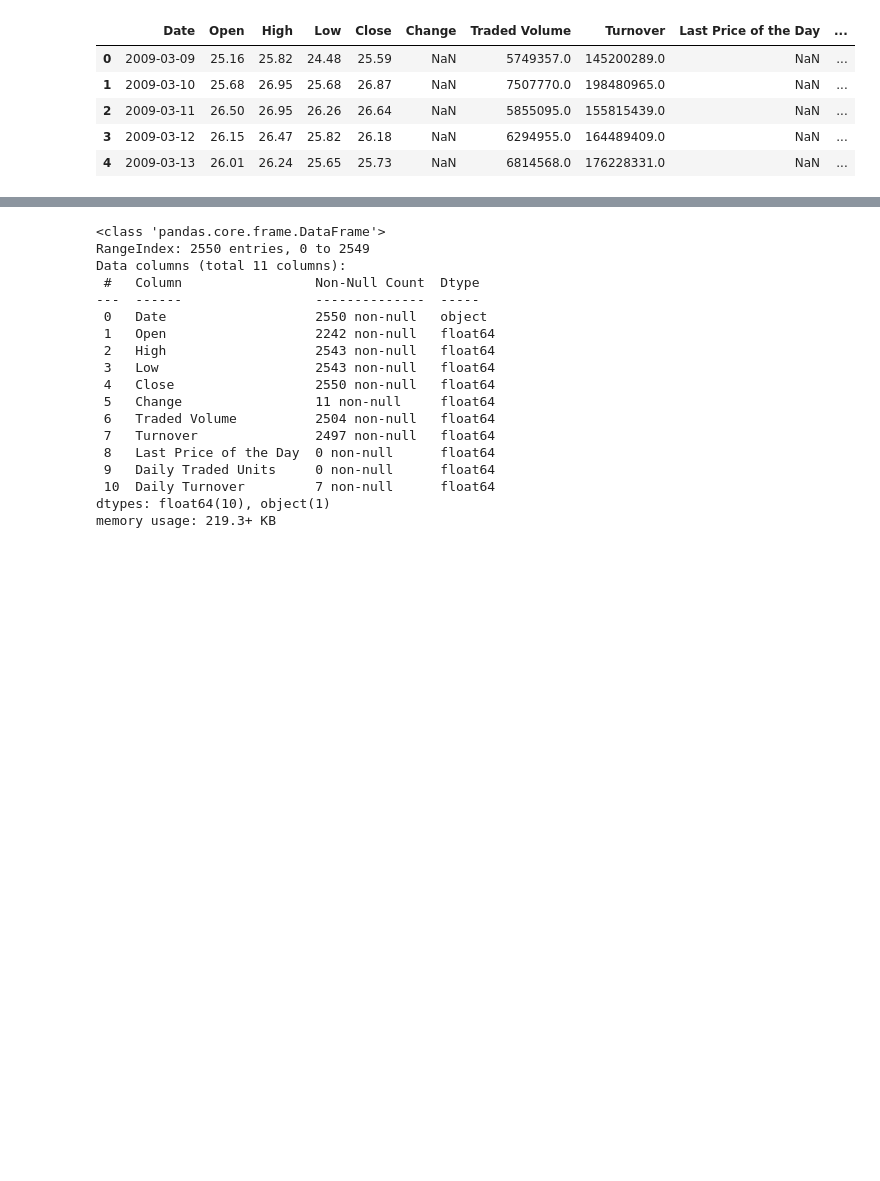
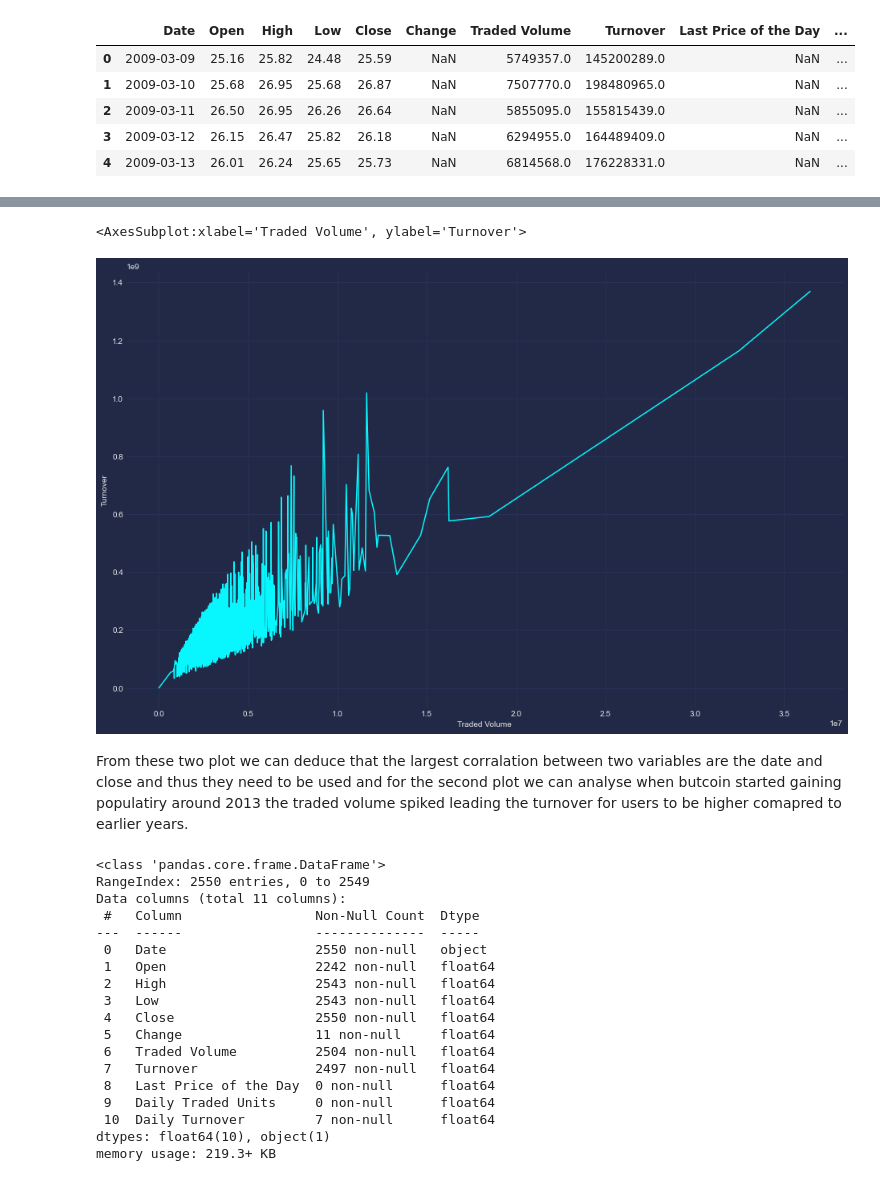
Before and after one commit to isahaji/btc_pricepred_lr, a Jupyter notebook: main.ipynb, the cells around one changed output, grey strips where cells are left out. Cells and saved outputs as stored; diff of their text form; code cells hidden in the pictures; blank space fills up the shorter version.

```diff
--- a/main.ipynb
+++ b/main.ipynb
@@ -32,3 +41,11 @@ data.head()
+# %%
+sns.lineplot(x="Traded Volume", y="Turnover",
+             data=data)
+# %% [output]
+<AxesSubplot:xlabel='Traded Volume', ylabel='Turnover'>
+[figure, added]
+# %% [markdown]
+ From these two plot we can deduce that the largest corralation between two variables are the date and close and thus they need to be used and for the second plot we can analyse when butcoin started gaining populatiry around 2013 the traded volume spiked leading the turnover for users to be higher comapred to earlier years.
 # %%
 # Check data types in columns
 data.info()
```
Also changed, not shown: parts of 4 cells of this notebook, 1 other file.
